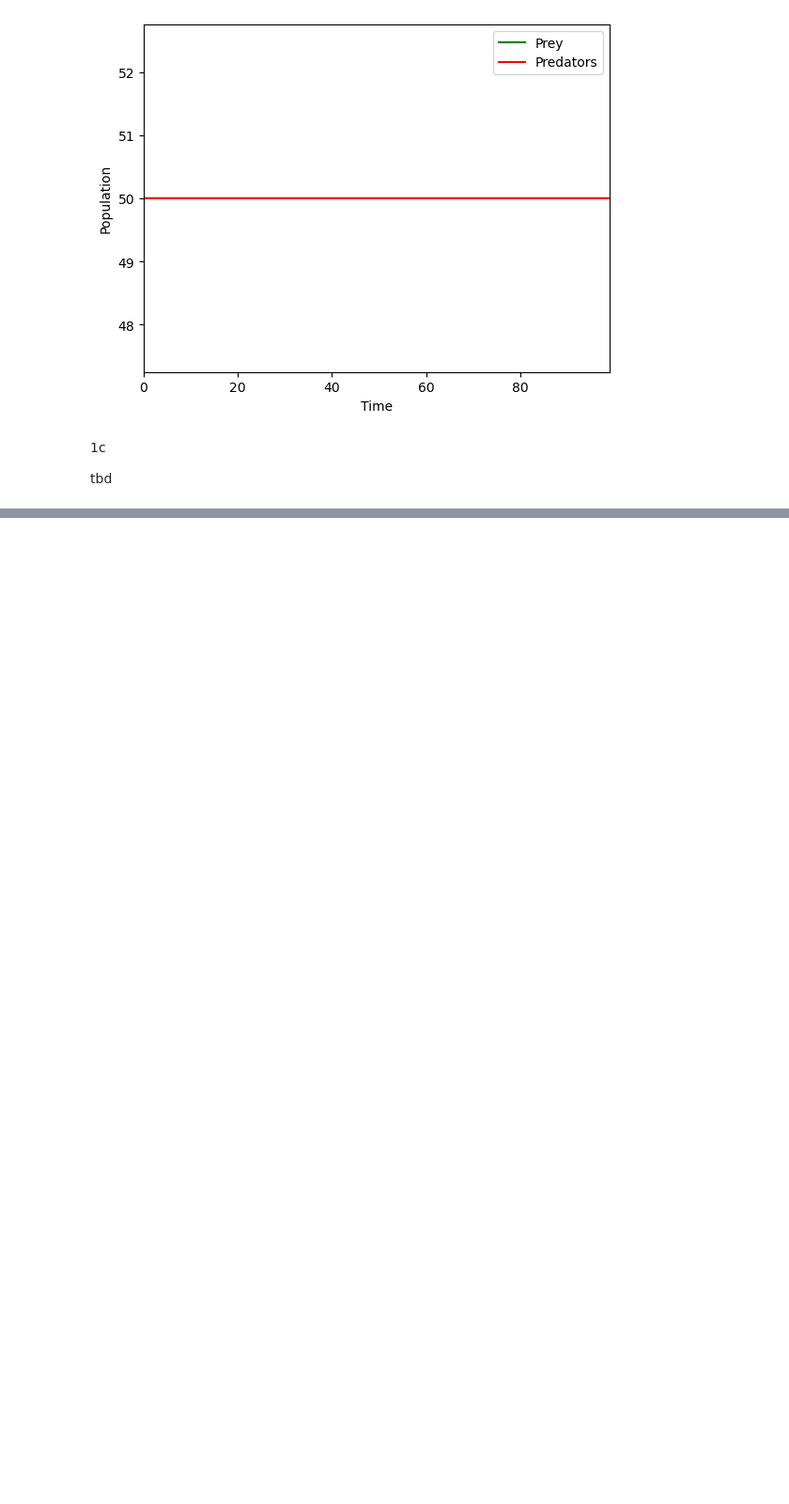
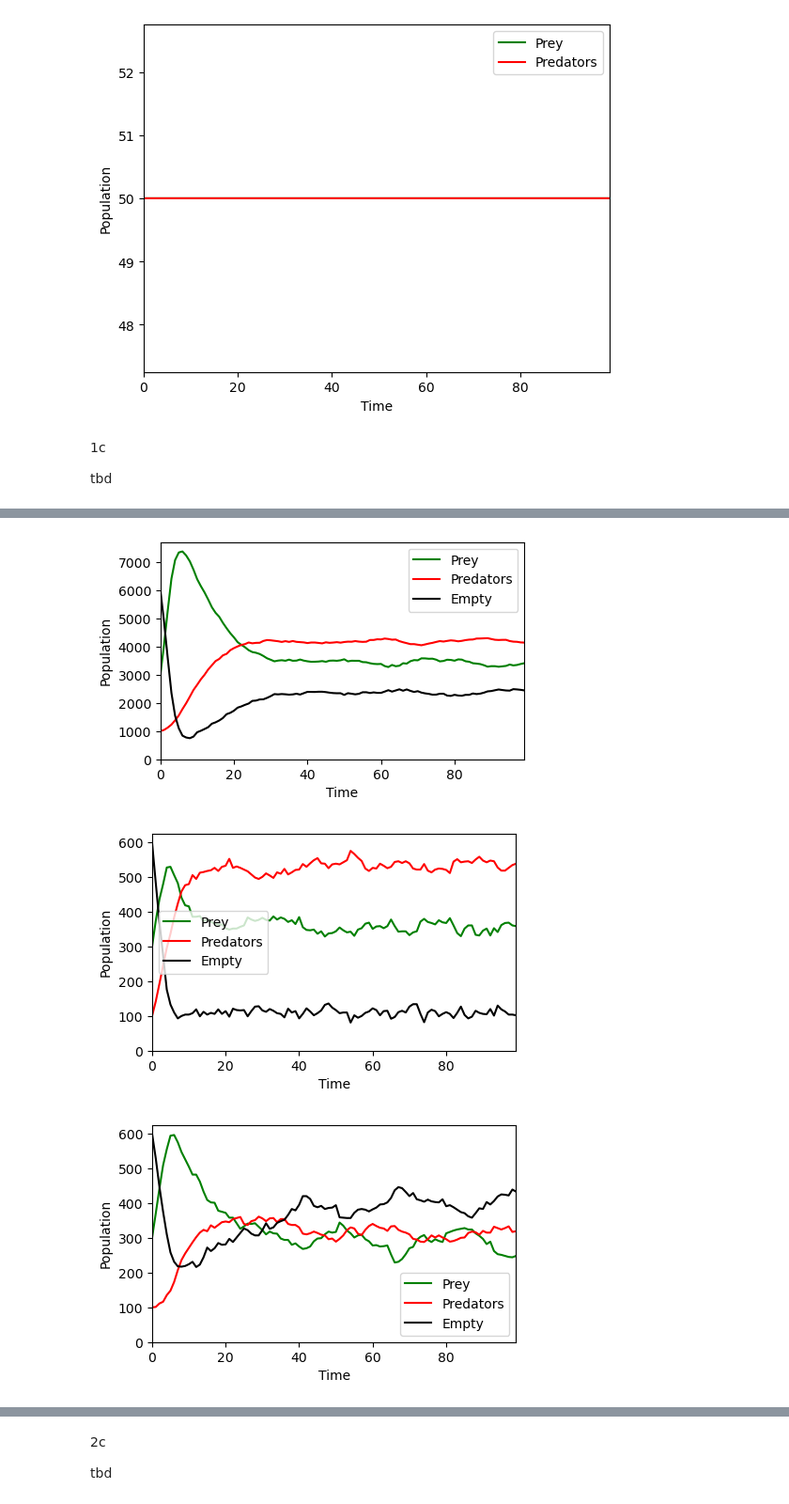
Before and after one commit to caleb-chandler/CNET5051-Assignments, a Jupyter notebook: assignment03.ipynb, the cells around one changed output, grey strips where cells are left out. Shown at 94% size. Drawn from its saved outputs; the diff is of its cells as text; code cells hidden in the pictures; blank space fills up the shorter version.

```diff
--- a/assignment03.ipynb
+++ b/assignment03.ipynb
@@ -134,0 +159,16 @@ TypeError: 'int' object does not support item assignment
+# %%
+# 2b network structure
+
+G1 = nx.grid_2d_graph(100, 100)
+G2 = nx.gnp_random_graph(1000, .05)
+G3 = nx.barabasi_albert_graph(1000, 2)
+G4 = nx.watts_strogatz_graph(1000, 2, .05)
+
+plot1, history1 = graphLotkaVolterra(G1)
+plot2, history2 = graphLotkaVolterra(G2)
+plot3, history3 = graphLotkaVolterra(G3)
+plot4, history4 = graphLotkaVolterra(G4)
+# %% [output]
+[figure, added]
+[figure, added]
+[figure, added]
@@ -134,0 +176,4 @@ TypeError: 'int' object does not support item assignment
+# %% [markdown]
+2c
+
+tbd
```
Also changed, not shown: parts of 2 cells of this notebook.
